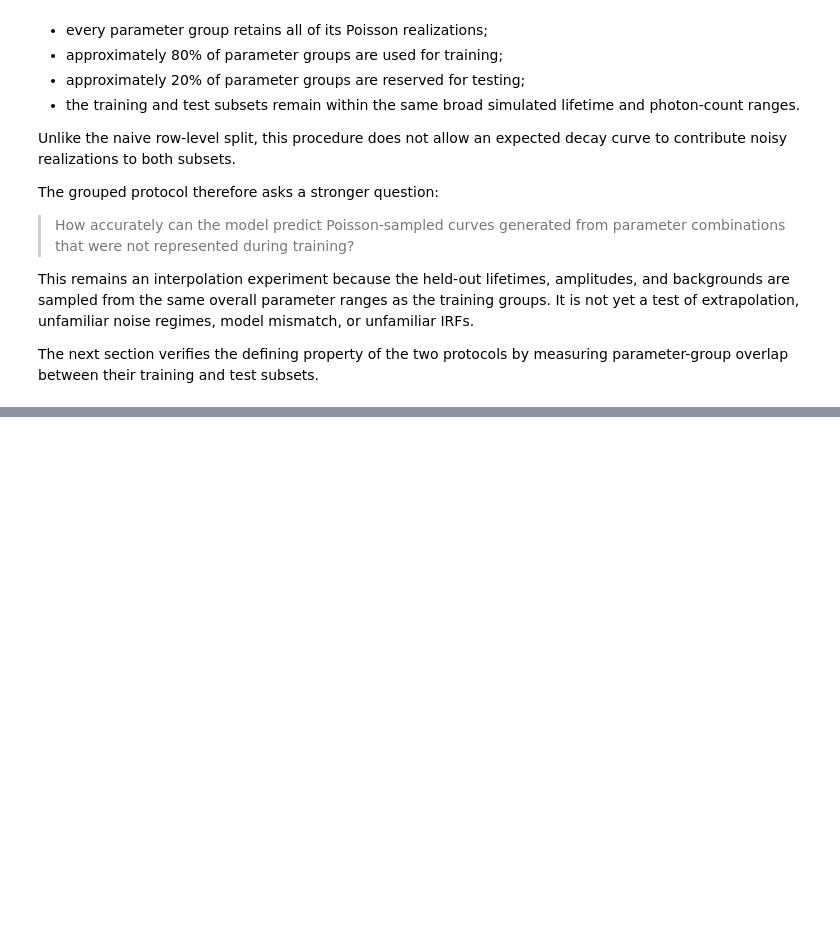
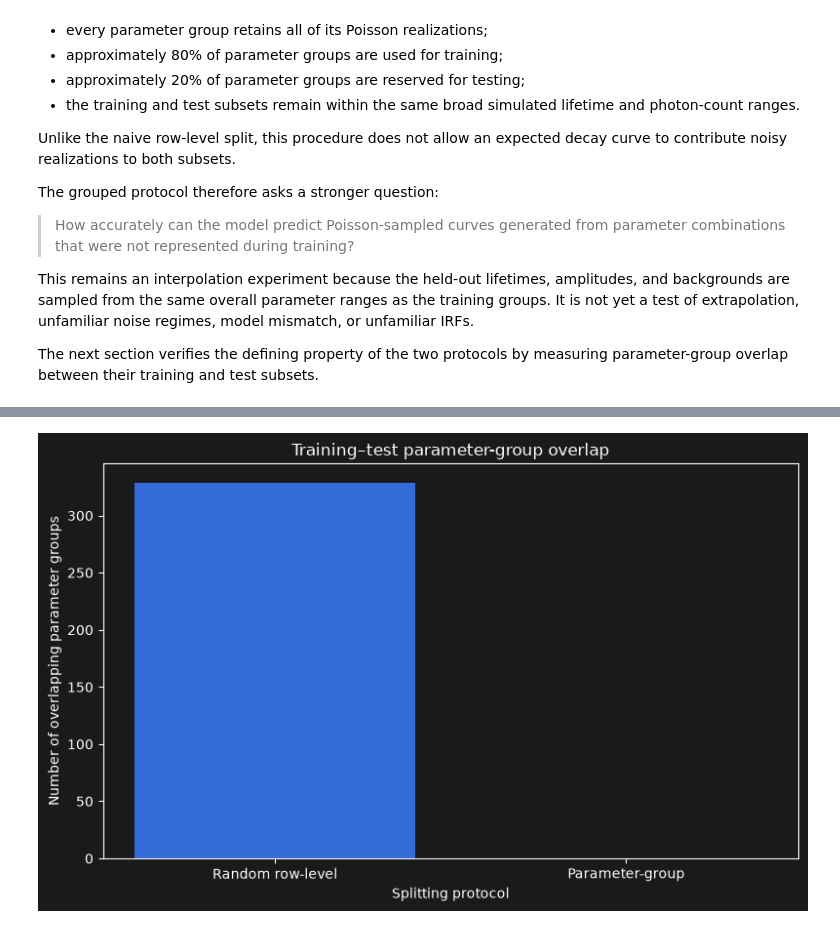
Before and after one commit to moryev/tcspc-lifetime-toolkit, a Jupyter notebook: notebooks/05_data_leakage_and_grouped_evaluation.ipynb, the cells around one changed output, grey strips where cells are left out. Saved outputs shown, nothing was run; the diff lists cells and outputs as text; code cells hidden in the pictures; blank space fills up the shorter version.

```diff
--- a/notebooks/05_data_leakage_and_grouped_evaluation.ipynb
+++ b/notebooks/05_data_leakage_and_grouped_evaluation.ipynb
@@ -1472,0 +1817,8 @@ The next section verifies the defining property of the two protocols by measurin
+# %%
+grouped_train_group_set = set(
+    groups_train_grouped.tolist()
+)
+
+grouped_test_group_set = set(
+    groups_test_grouped.tolist()
+)
@@ -1472,0 +1835,22 @@ The next section verifies the defining property of the two protocols by measurin
+# %%
+overlapping_groups_grouped = (
+    grouped_train_group_set
+    & grouped_test_group_set
+)
+
+n_overlapping_groups_grouped = len(
+    overlapping_groups_grouped
+)
+
+print(
+    "Grouped split training groups:",
+    len(grouped_train_group_set),
+)
+print(
+    "Grouped split test groups:",
+    len(grouped_test_group_set),
+)
+print(
+    "Groups represented in both subsets:",
+    n_overlapping_groups_grouped,
+)
@@ -1472,0 +1957,17 @@ The next section verifies the defining property of the two protocols by measurin
+# %%
+plt.figure(figsize=(8, 5))
+
+plt.bar(
+    overlap_comparison["protocol"],
+    overlap_comparison["overlapping_groups"],
+)
+
+plt.xlabel("Splitting protocol")
+plt.ylabel("Number of overlapping parameter groups")
+plt.title(
+    "Training–test parameter-group overlap"
+)
+plt.tight_layout()
+plt.show()
+# %% [output]
+[figure, added]
```
Also changed, not shown: parts of 47 cells of this notebook.
